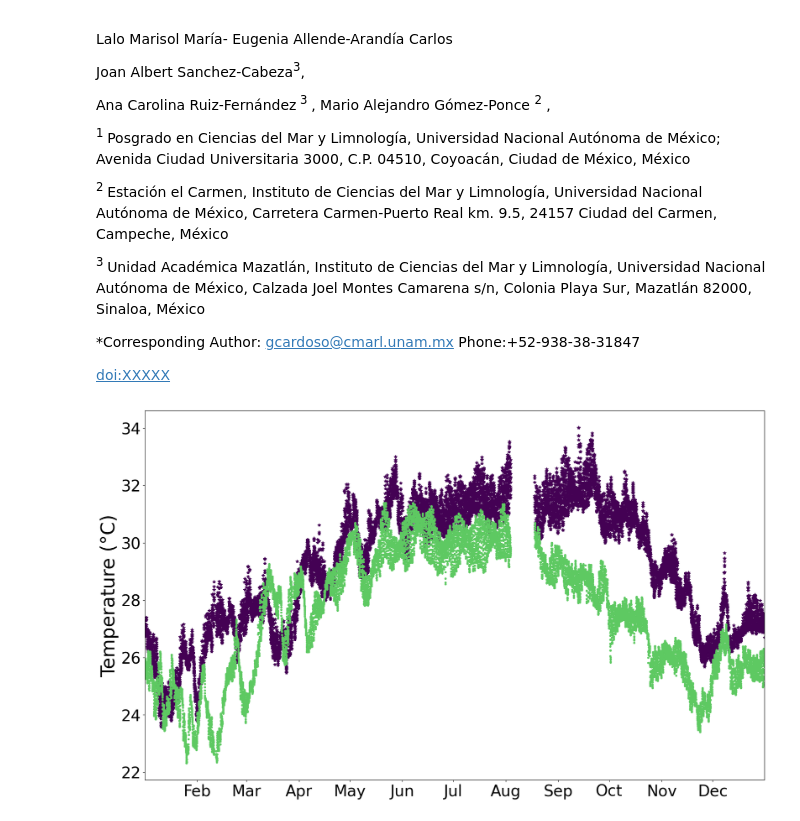
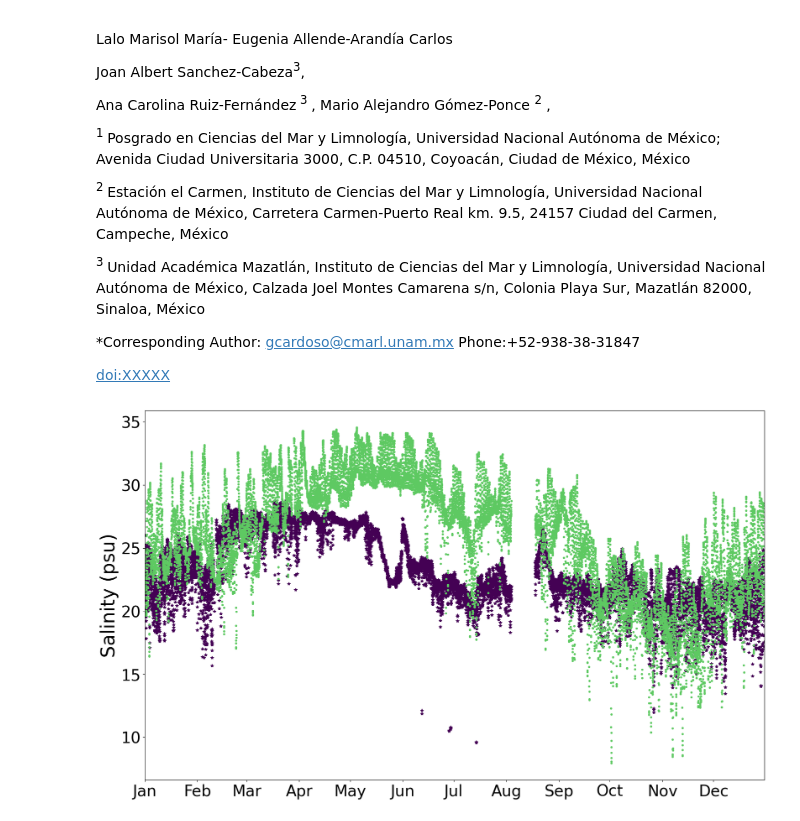
Before and after one commit to gilbertoCM/terminosWaterAge, a Jupyter notebook: scrips/Cardoso-Mohedano_etal_2024_TerminosRiverAnalisys.ipynb, the cells around one changed output. Drawn from its saved outputs; the diff is of its cells as text; code cells hidden in the pictures.

```diff
--- a/scrips/Cardoso-Mohedano_etal_2024_TerminosRiverAnalisys.ipynb
+++ b/scrips/Cardoso-Mohedano_etal_2024_TerminosRiverAnalisys.ipynb
@@ -102,16 +103,22 @@ terminos_rivers_sal_temp["salinity_psu"] = gsw.conversions.SP_from_C(
 # %%
-plt.figure(figsize=(20, 12))
+def plot_time_series(df, time, var1, var2, ylabel, filename):
+    import matplotlib.pyplot as plt
+    import matplotlib.dates as mdates
+    from datetime import datetime
 
-plt.plot_date(terminos_rivers_sal_temp["Time_model"], terminos_rivers_sal_temp["Temp_C_average"], "*", color="#440154")
-plt.plot_date(terminos_rivers_sal_temp["Time_model"], terminos_rivers_sal_temp["Temperature_C_model"], ".", color="#5ec962")
+    plt.figure(figsize=(20, 12))
 
-plt.xlim(min(terminos_rivers_sal_temp["Time_model"]), max(terminos_rivers_sal_temp["Time_model"]))
-plt.xticks(size=28)
-plt.yticks(size=28)
-plt.ylabel("Temperature (°C)", size=34)
-plt.gca().xaxis.set_major_formatter(mdates.DateFormatter("%b"))
-plt.rc("pdf", fonttype=42)
+    plt.plot_date(df[time], df[var1], "*", color="#440154")
+    plt.plot_date(df[time], df[var2], ".", color="#5ec962")
 
-plt.savefig("../outfiles/temperatureModelDataSMAR.pdf")
+    # Set x-axis limits to January and December of the year in your data
+    start_date = datetime(df[time].dt.year.iloc[0], 1, 1)  # January 1
+    end_date = datetime(df[time].dt.year.iloc[0], 12, 31)  # December 31
+
+    plt.xlim(start_date, end_date)
+    plt.xticks(size=28)
+    plt.yticks(size=28)
+    plt.ylabel(ylabel, size=34)
+    plt.gca().xaxis.set_major_formatter(mdates.DateFormatter("%b"))
+    plt.rc("pdf", fonttype=42)
+    plt.savefig(filename)
-# %% [output]
-[figure, removed]
@@ -117,0 +134,11 @@ plt.savefig("../outfiles/temperatureModelDataSMAR.pdf")
+# %%
+# Plot data field and model salinity
+figure_temperature_Palizada_Candelaria = plot_time_series(terminos_rivers_sal_temp,
+                 "Time_model",
+                 "salinity_psu",
+                 "Salinity_psu_model",
+                 "Salinity (psu)",
+                 "../outfiles/salinityModelDataTerminos.pdf"
+                 )
+# %% [output]
+[figure, added]
```
Also changed, not shown: parts of 3 cells of this notebook.
